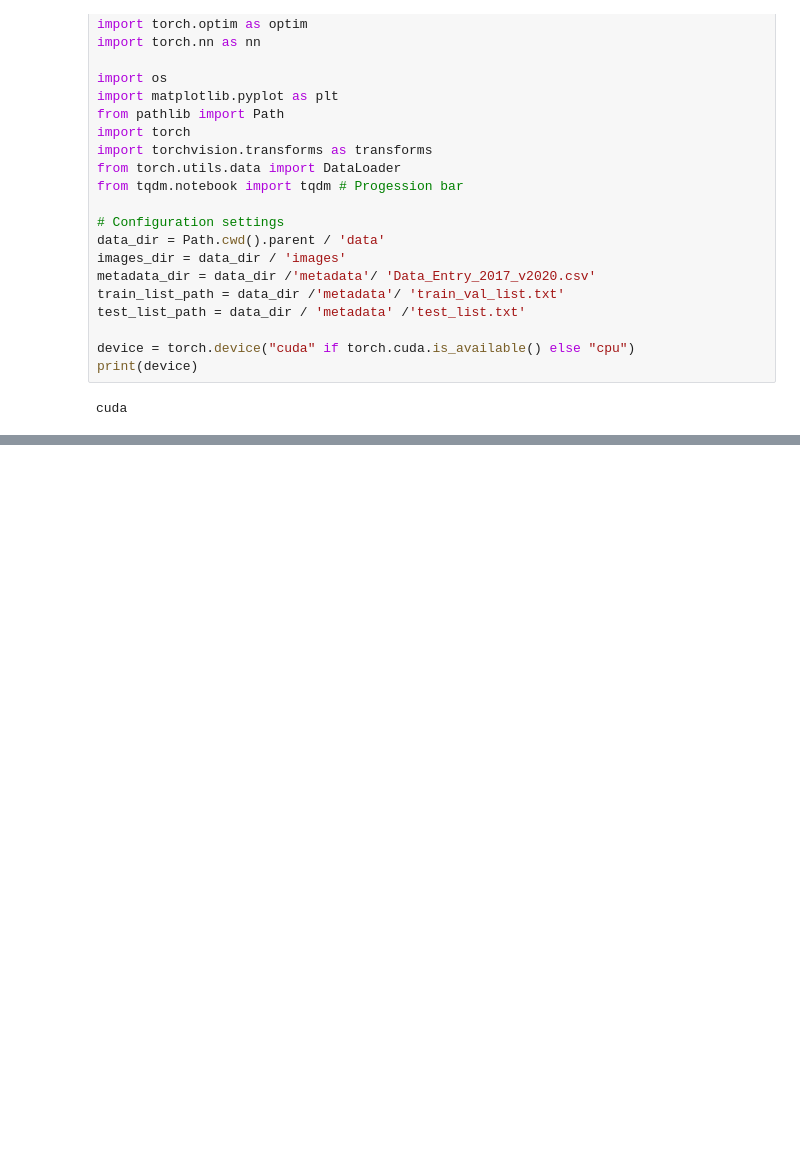
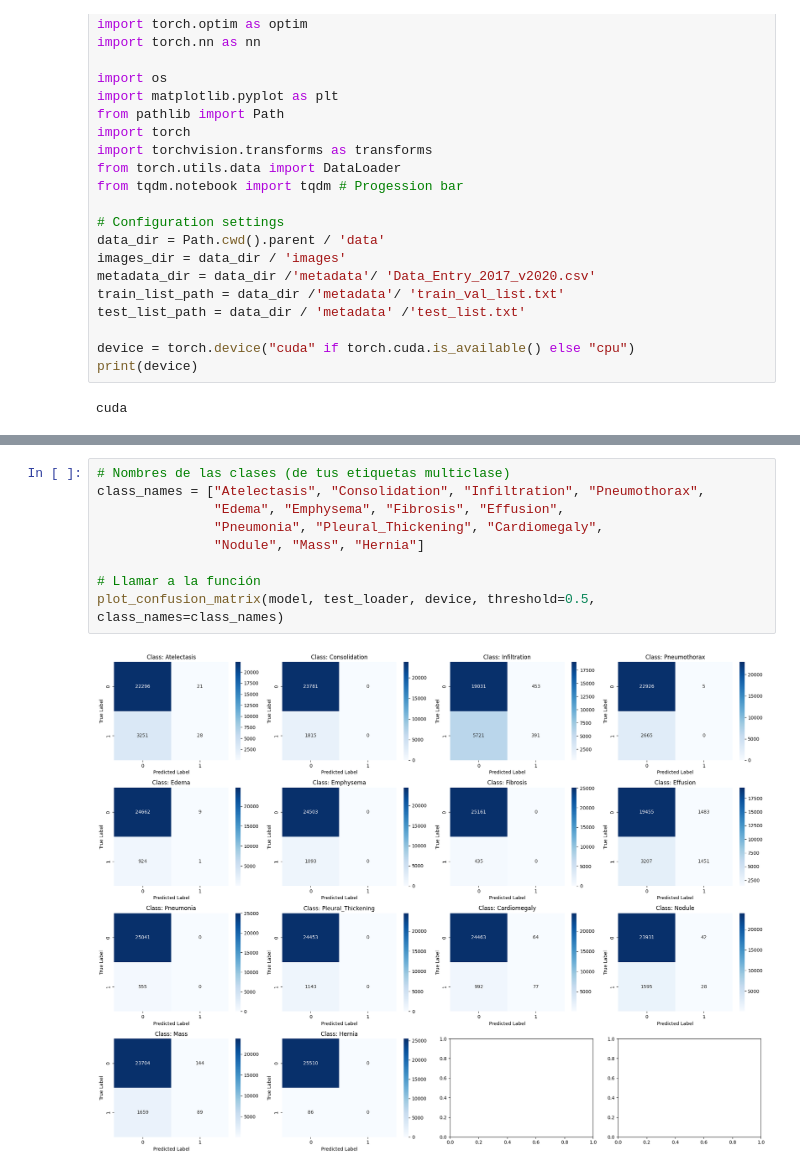
Before and after one commit to RodriguezMarta/ChestX-ray8_classification, a Jupyter notebook: notebooks/02_RestNet50_1.ipynb, the cells around one changed output, grey strips where cells are left out. Drawn from its saved outputs; the diff is of its cells as text; blank space fills up the shorter version.

```diff
--- a/notebooks/02_RestNet50_1.ipynb
+++ b/notebooks/02_RestNet50_1.ipynb
@@ -261,0 +304,11 @@ print(f"Test Loss: {test_loss:.4f} | Test AUC: {test_auc:.4f} | Test F1: {test_f
+# %%
+# Nombres de las clases (de tus etiquetas multiclase)
+class_names = ["Atelectasis", "Consolidation", "Infiltration", "Pneumothorax",
+               "Edema", "Emphysema", "Fibrosis", "Effusion",
+               "Pneumonia", "Pleural_Thickening", "Cardiomegaly",
+               "Nodule", "Mass", "Hernia"]
+
+# Llamar a la función
+plot_confusion_matrix(model, test_loader, device, threshold=0.5, class_names=class_names)
+# %% [output]
+[figure, added]
```
Also changed, not shown: parts of 6 cells of this notebook.
